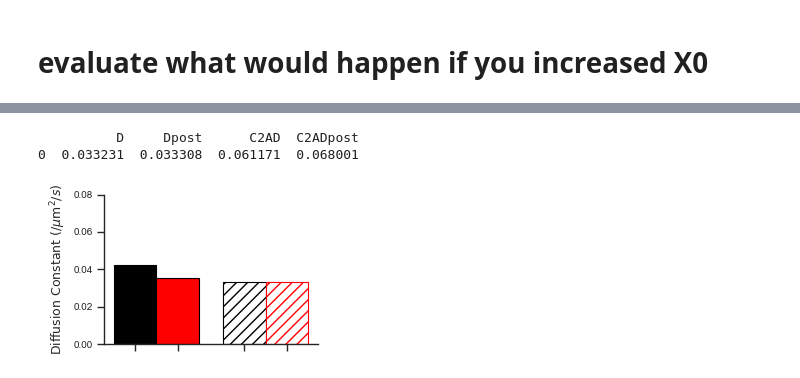
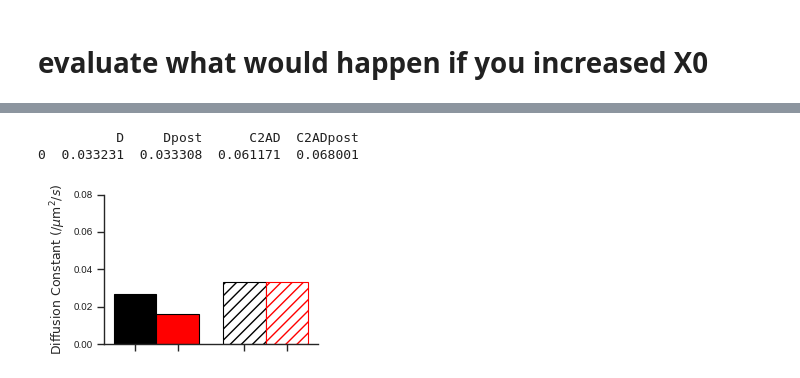
Before and after one commit to JohnsonBiophysicsLab/munc13-cluster, a Jupyter notebook: ode/source/load_params_make_plots.ipynb, the cells around one changed output, grey strips where cells are left out. Saved outputs shown, nothing was run; the diff lists cells and outputs as text; code cells hidden in the pictures.

```diff
--- a/ode/source/load_params_make_plots.ipynb
+++ b/ode/source/load_params_make_plots.ipynb
@@ -368,12 +383,12 @@ sizes POST stim, and sum:  [np.float64(0.21621349442934387), np.float64(0.635122
 # %%
 #plot diffusion, compare with WT overexpressed
 [metricsWT,metricsC2A, metricsD]=model.compute_all_metrics(candidate_dc2c)
 
 D_c2c_metrics = pd.DataFrame([metricsD], columns = colD)
 print(D_c2c_metrics)
 #compare the EXP dC2B solution to the mutant.
-model.plot_diffusion_as_barplot(model.D_exp_pre, model.D_exp_post,D_c2c_metrics['D'].iloc[0], D_c2c_metrics['Dpost'].iloc[0], fileStr=f"_{unique_id}_{whichRow}_dC2C", vsExp = True)
+model.plot_diffusion_as_barplot(model.D_exp_DC2C_pre, model.D_exp_DC2C_post,D_c2c_metrics['D'].iloc[0], D_c2c_metrics['Dpost'].iloc[0], fileStr=f"_{unique_id}_{whichRow}_dC2C", vsExp = True)
 # %% [output]
           D     Dpost      C2AD  C2ADpost
 0  0.033231  0.033308  0.061171  0.068001
-[figure, old version]
+[figure, new version]
```
Also changed, not shown: parts of 14 cells of this notebook, 5 other files.
